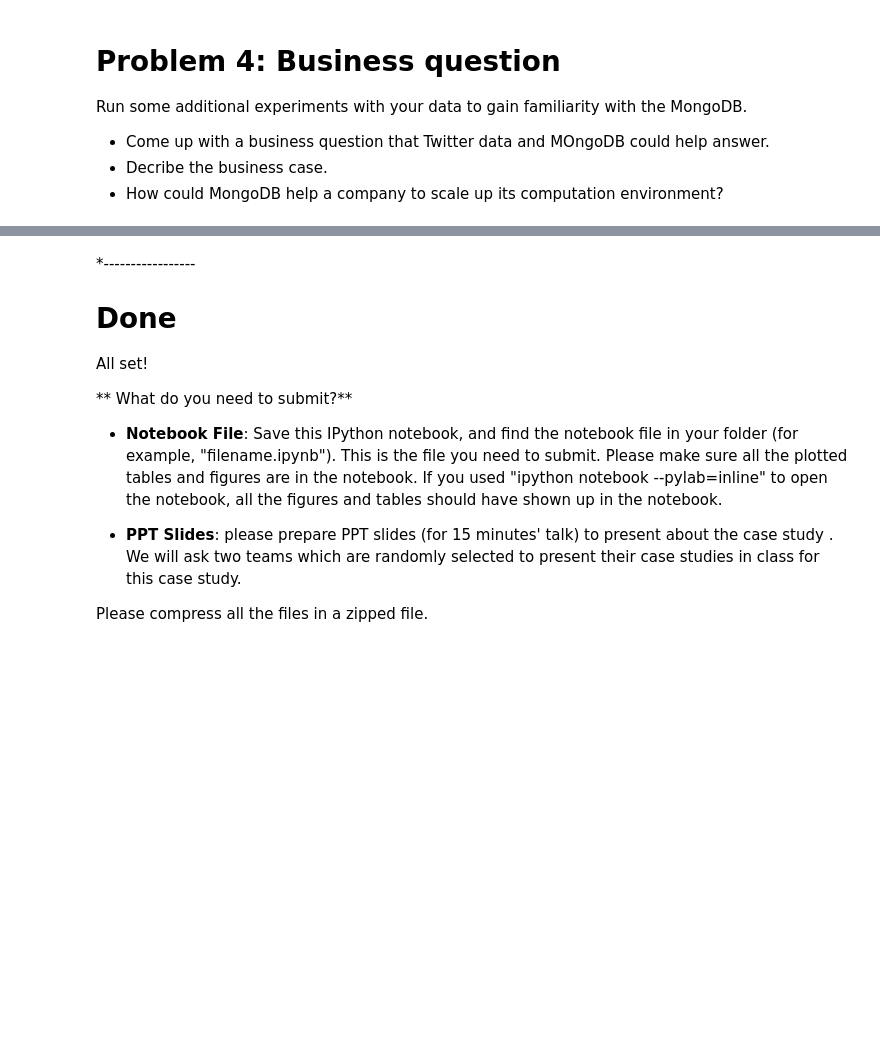
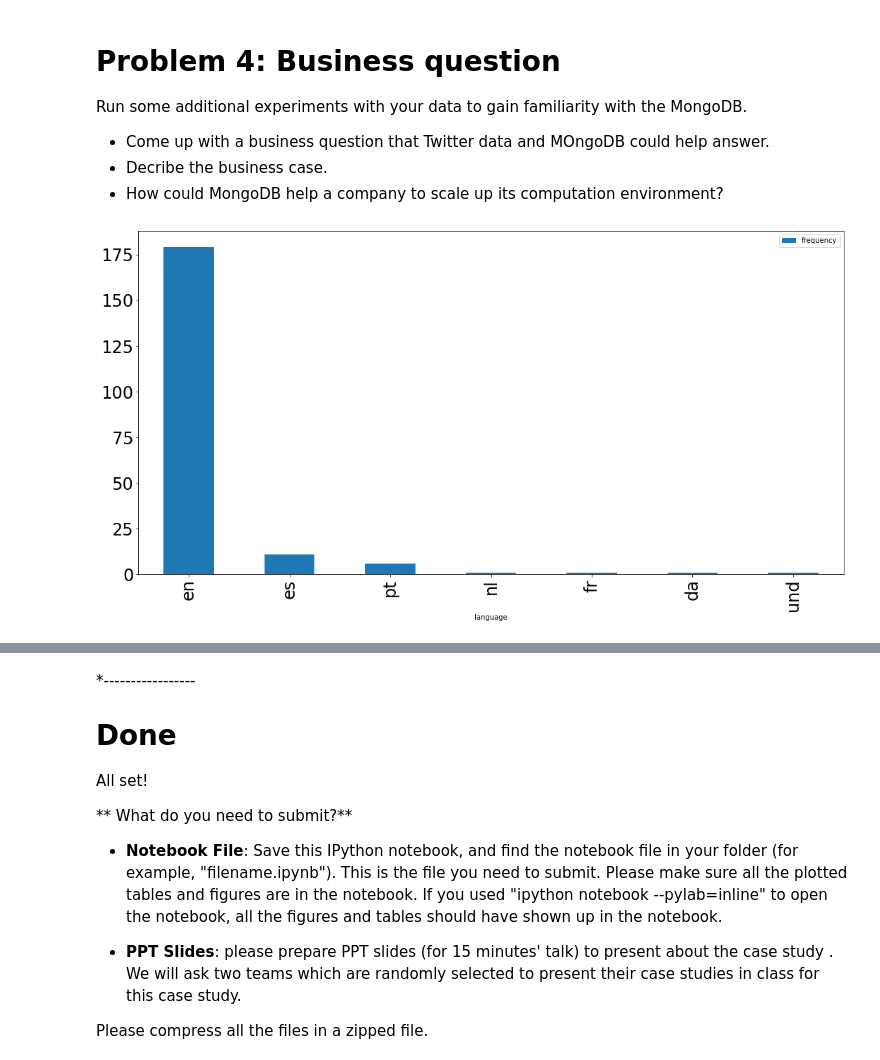
Before and after one commit to ekshej/ds3010-cs2, a Jupyter notebook: CaseStudy2_MongoDB.ipynb, the cells around one changed output, grey strips where cells are left out. Saved outputs shown, nothing was run; the diff lists cells and outputs as text; code cells hidden in the pictures; blank space fills up the shorter version.

```diff
--- a/CaseStudy2_MongoDB.ipynb
+++ b/CaseStudy2_MongoDB.ipynb
@@ -82,7 +82,7 @@ twitter_api = twitter.Twitter(auth=auth)
 # and is used throughout the remainder of this chapter.
 import json
 
-q = 'contaminate'
+q = 'super bowl'
 
 count = 100
 
@@ -94,7 +94,7 @@ statuses = search_results['statuses']
 
 # Iterate through 5 more batches of results by following the cursor
 
-for _ in range(3):
+for _ in range(1):
     print("Length of statuses", len(statuses))
     try:
         next_results = search_results['search_metadata']['next_results']
@@ -109,6 +109,6 @@ for _ in range(3):
     statuses += search_results['statuses']
 
 # Show one sample search result by slicing the list...
-print(json.dumps(statuses, indent=4))
+# print(json.dumps(statuses, indent=4))
 # %% [output]
 Length of statuses 100
@@ -170,7 +175,7 @@ coll = db['statuses_'+q]
 # and
 # https://docs.mongodb.org/manual/tutorial/query-documents/
 # for details.
-cursor = coll.find({'retweet_count': 2 })
+cursor = coll.find({'retweet_count': 5})
 # %%
 for tweet in cursor:
     print(tweet['text'])
@@ -200,0 +192,5 @@ for tweet in cursor:
+# %%
+#regular expressions
+# cursor = coll.find({'$or': [ {'retweeted': 'true'} ,
+#                             {'text':  {'$regex': '.*car.*', '$options': 'i' }} ] })
+cursor = coll.find({'text': {'$regex': '.*sick*.'}})
@@ -206,3 +212,27 @@ Run some additional experiments with your data to gain familiarity with the Mong
 * Come up with a business question that Twitter data and MOngoDB could help answer.
 * Decribe the business case.
 * How could MongoDB help a company to scale up its computation environment?
+# %%
+import pandas as pd
+import matplotlib.pyplot as plt
+
+
+#store the tweets
+# with open('liverpool.json', 'w') as jsonfile:
+#     json.dump(statuses, jsonfile, indent=1)
+
+lang_dict = {}
+for tweet in statuses:
+    if tweet['lang'] in lang_dict:
+        lang_dict[tweet['lang']] += 1
+    else:
+        lang_dict[tweet['lang']] = 1
+
+lang_list = [(k, v) for k, v in lang_dict.items()]
+lang_list.sort(key = lambda x: x[1], reverse = True)
+
+df = pd.DataFrame(lang_list, columns=['language', 'frequency'])
+df.plot(kind='bar', x='language', figsize = (18,9))
+plt.tick_params(labelsize = 24)
+# %% [output]
+[figure, added]
```
Also changed, not shown: parts of 6 cells of this notebook, 1 other file.
